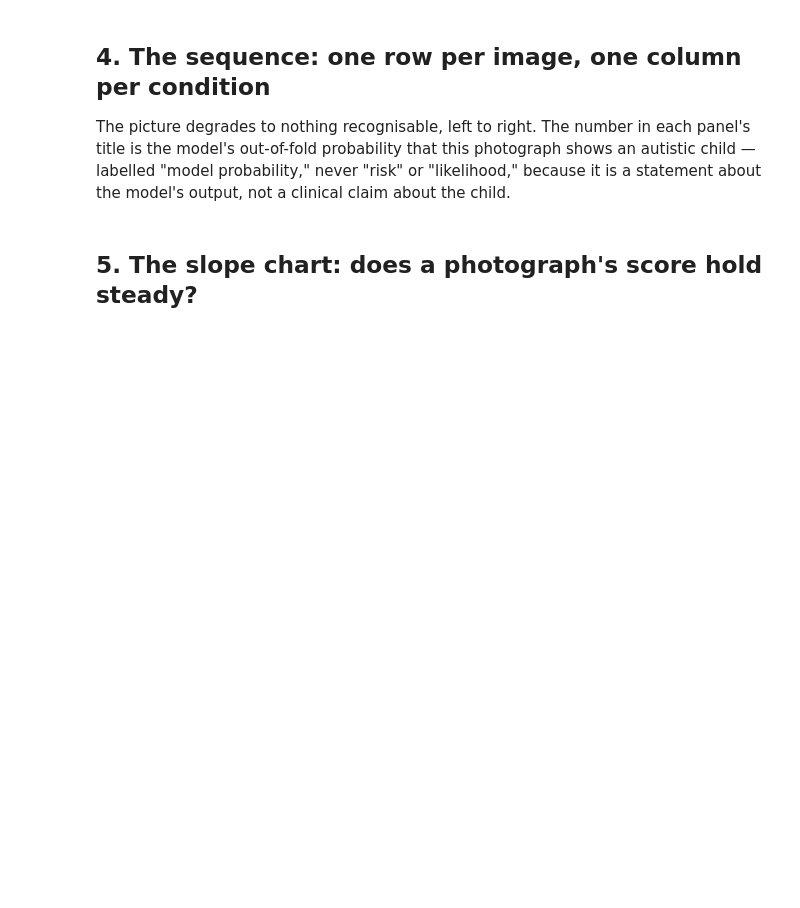
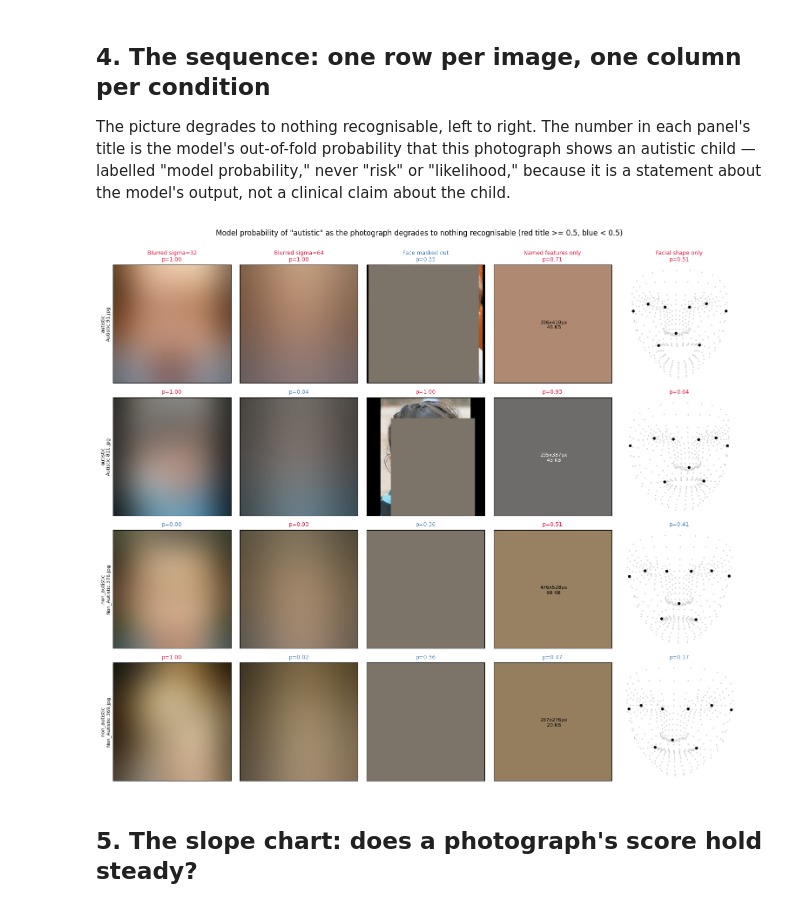
Before and after one commit to nigelcheong/ai-autism-screening, a Jupyter notebook: notebooks/single_image_demo.ipynb, the cells around one changed output. Drawn from its saved outputs; the diff is of its cells as text; code cells hidden in the pictures; blank space fills up the shorter version.

```diff
--- a/notebooks/single_image_demo.ipynb
+++ b/notebooks/single_image_demo.ipynb
@@ -381,7 +381,8 @@ photograph shows an autistic child — labelled "model probability," never
 not a clinical claim about the child.
 # %%
 boxes_by_path = demo.box_lookup(boxes)
-condition_labels = list(demo.CONDITION_ORDER)
+excluded_conditions = {"Intact photograph", "Face crop only", "Fine-tuned CNN"}
+condition_labels = [c for c in demo.CONDITION_ORDER if c not in excluded_conditions]
 n_rows = len(selected)
 
 fig, axes = plt.subplots(n_rows, len(condition_labels), figsize=(3.0 * len(condition_labels), 3.2 * n_rows))
@@ -394,14 +395,11 @@ for row_i, (_, drow) in enumerate(selected.iterrows()):
     swatch = np.tile(demo.named_feature_swatch(feat_row), (50, 50, 1))
 
     panel_content = {
-        "Intact photograph": demo.geometry_image(path, cfg),
         "Blurred sigma=32": demo.blurred_image(path, 32, cfg),
         "Blurred sigma=64": demo.blurred_image(path, 64, cfg),
         "Face masked out": demo.masked_image(path, box, cfg),
-        "Face crop only": demo.cropped_image(path, box, cfg),
         "Named features only": swatch,
         "Facial shape only": None,  # drawn separately below, not an image
-        "Fine-tuned CNN": demo.geometry_image(path, cfg),
     }
 
     for col_i, condition in enumerate(condition_labels):
@@ -421,33 +419,35 @@ for row_i, (_, drow) in enumerate(selected.iterrows()):
             for spine in ax.spines.values():
                 spine.set_visible(False)
         elif condition == "Named features only":
             ax.imshow(panel_content[condition])
             ax.text(
                 25, 25,
                 f"{int(feat_row['width'])}x{int(feat_row['height'])}px\n"
                 f"{int(feat_row['file_size_bytes'])/1024:.0f} KB",
                 ha="center", va="center", fontsize=8,
                 color="white" if feat_row["mean_luminance"] < 128 else "black",
             )
             ax.set_xticks([])
             ax.set_yticks([])
         else:
             ax.imshow(panel_content[condition])
             ax.set_xticks([])
             ax.set_yticks([])
 
         title = f"{condition}\np={prob:.2f}" if row_i == 0 else f"p={prob:.2f}"
         ax.set_title(title, fontsize=9, color=title_color)
 
     axes[row_i, 0].set_ylabel(f"{drow['class_label']}\n{Path(path).name}", fontsize=8)
 
 fig.suptitle(
     "Model probability of \"autistic\" as the photograph degrades to nothing recognisable "
     "(red title >= 0.5, blue < 0.5)",
     y=1.0,
 )
 fig.tight_layout()
 plt.show()
+# %% [output]
+[figure, added]
 # %% [markdown]
 ## 5. The slope chart: does a photograph's score hold steady?
 # %%
```
Also changed, not shown: parts of 3 cells of this notebook, 5 other files.
